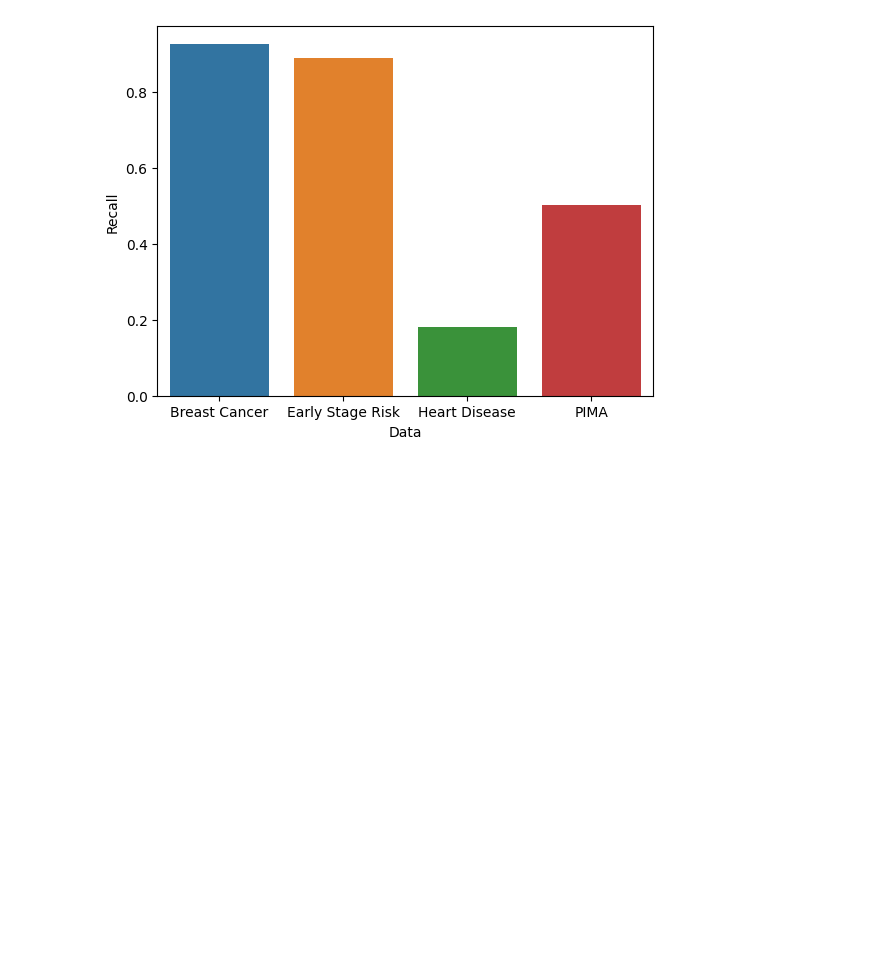
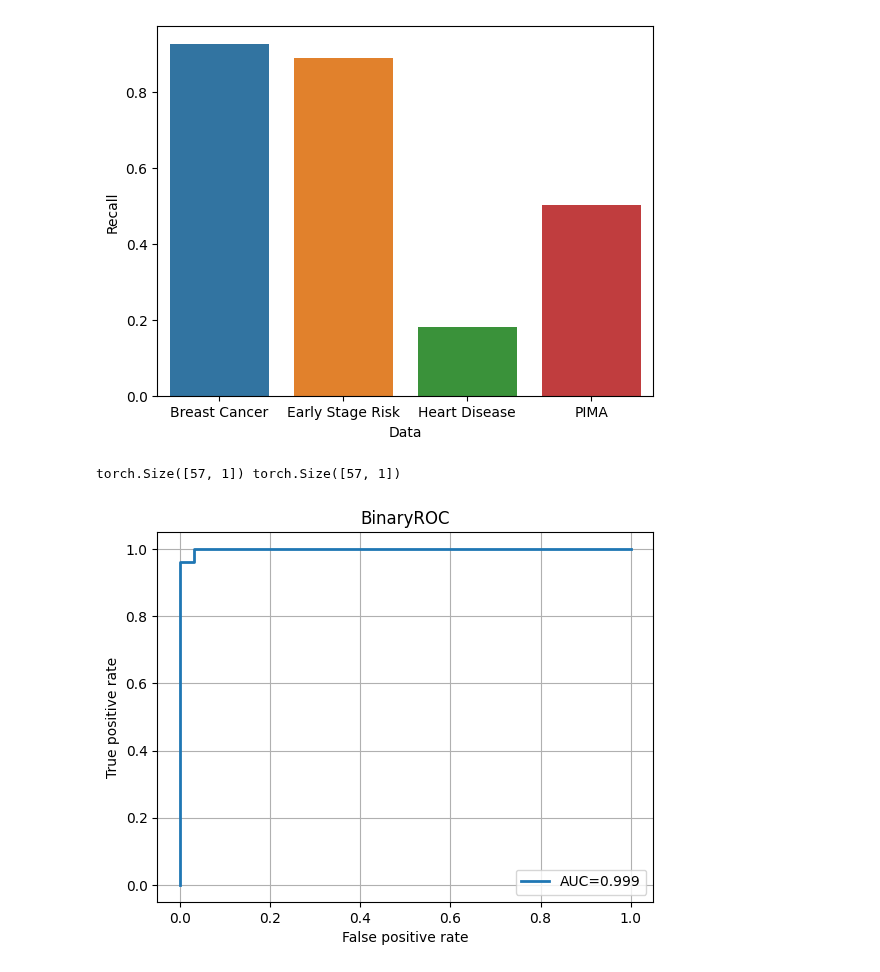
Before and after one commit to MRifqiFz/project-ednn, a Jupyter notebook: Robust/Visualization.ipynb, the cells around one changed output. Cells and saved outputs as stored; diff of their text form; code cells hidden in the pictures; blank space fills up the shorter version.

Commit message:
add ROC Curve

```diff
--- a/Robust/Visualization.ipynb
+++ b/Robust/Visualization.ipynb
@@ -8,3 +9,5 @@ import os
 # %%
 path = 'Results/'
 list_data = os.listdir(path)
+list_data.remove('IMG')
+list_data
@@ -170,3 +182,16 @@ rec = sns.barplot(data=df, x='Data', y='Recall', hue='Data')
 plt.savefig('Results/IMG/Recall.png', dpi=600, bbox_inches='tight')
 # %% [output]
 [figure]
+# %%
+from torchmetrics.classification import BinaryROC
+trues = torch.tensor(data[1]['Data'][1], dtype=torch.int).unsqueeze(1)
+preds = torch.tensor(data[0]['Data'][1])
+print(trues.shape, preds.shape)
+metric = BinaryROC()
+metric.update(preds, trues)
+fig_, ax_ = metric.plot(score=True)
+
+plt.savefig('Results/IMG/ROC_Breastcancer.png', dpi=600, bbox_inches='tight')
+# %% [output]
+torch.Size([57, 1]) torch.Size([57, 1])
+[figure, added]
```
Also changed, not shown: parts of 5 cells of this notebook, 4 other files.
